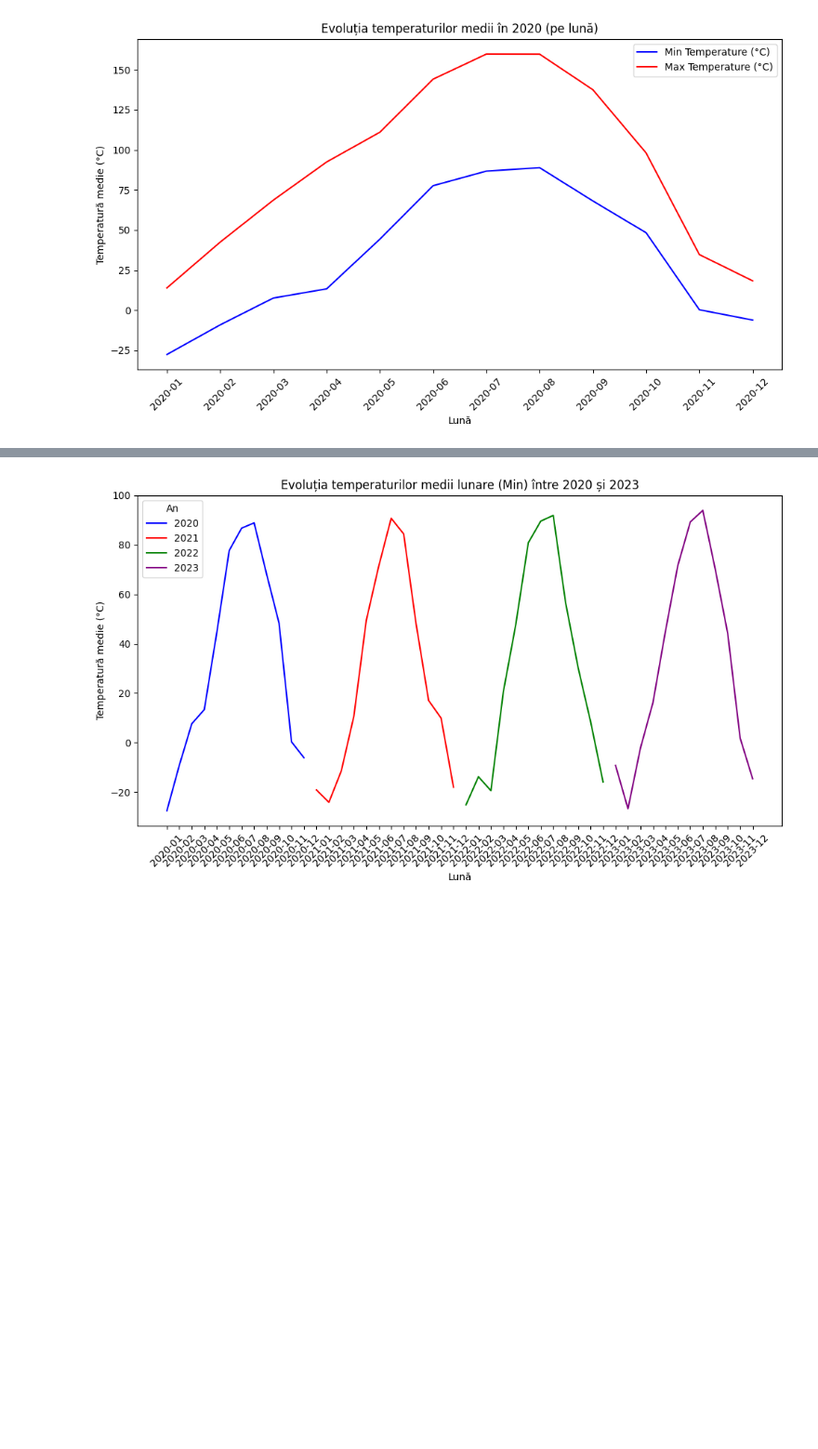
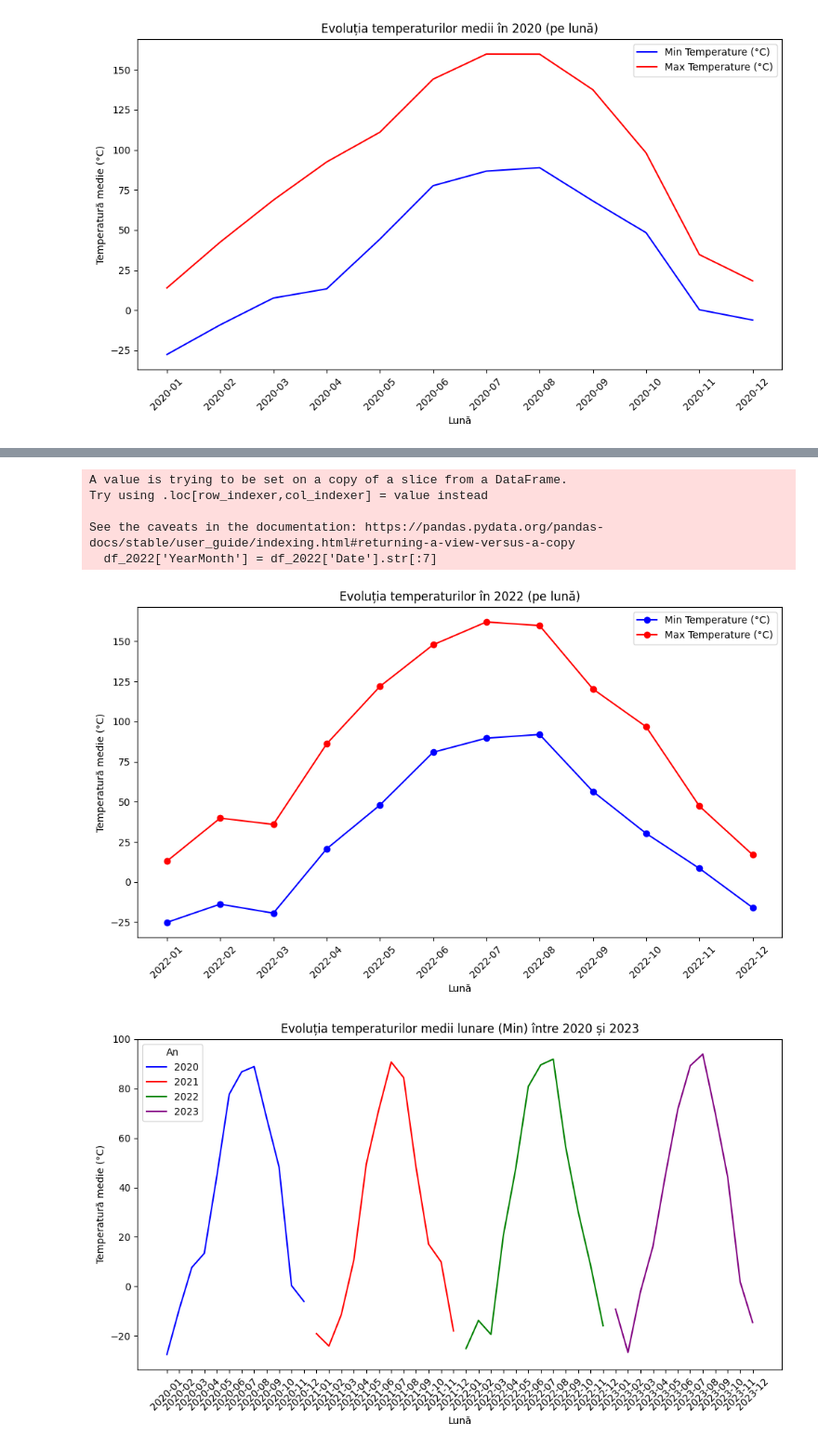
Before and after one commit to IonutCiprian/BDA, a Jupyter notebook: National_Centers_for_Environmental_Information.ipynb, the cells around one changed output, grey strips where cells are left out. Shown at 93% size. Drawn from its saved outputs; the diff is of its cells as text; code cells hidden in the pictures; blank space fills up the shorter version.

```diff
--- a/National_Centers_for_Environmental_Information.ipynb
+++ b/National_Centers_for_Environmental_Information.ipynb
@@ -240,3 +306,42 @@ plt.show()
+# %%
+# Filtrăm datele pentru anul 2022
+df_2022 = df[df['Date'].str.startswith('2022')]
+
+# Extragem anul și luna din coloana 'Date'
+df_2022['YearMonth'] = df_2022['Date'].str[:7]
+
+# Calculăm temperatura medie lunară pentru temperaturile minime și maxime
+monthly_avg_min_temps_2022 = df_2022.groupby('YearMonth')['Min Temperature (C)'].mean()
+monthly_avg_max_temps_2022 = df_2022.groupby('YearMonth')['Max Temperature (C)'].mean()
+
+# Setăm dimensiunile graficului
+plt.figure(figsize=(10, 6))
+
+# Adăugăm datele pentru temperatura medie lunară a temperaturilor minime și maxime în grafic
+plt.plot(monthly_avg_min_temps_2022.index, monthly_avg_min_temps_2022, label='Min Temperature (°C)', color='blue', marker='o')
+plt.plot(monthly_avg_max_temps_2022.index, monthly_avg_max_temps_2022, label='Max Temperature (°C)', color='red', marker='o')
+
+# Adăugăm titlul și etichetele axelor
+plt.title('Evoluția temperaturilor în 2022 (pe lună)')
+plt.xlabel('Lună')
+plt.ylabel('Temperatură medie (°C)')
+
+# Rotim etichetele axei x pentru a le face mai ușor de citit
+plt.xticks(rotation=45)
+
+# Adăugăm o legendă pentru a indica culorile și tipurile de temperaturi
+plt.legend()
+
+# Afișăm graficul
+plt.tight_layout()
+plt.show()
+# %% [output]
+A value is trying to be set on a copy of a slice from a DataFrame.
+Try using .loc[row_indexer,col_indexer] = value instead
+
+See the caveats in the documentation: https://pandas.pydata.org/pandas-docs/stable/user_guide/indexing.html#returning-a-view-versus-a-copy
+  df_2022['YearMonth'] = df_2022['Date'].str[:7]
+[figure, added]
 # %%
 # Extragem anul și luna din coloana 'Date'
 df['YearMonth'] = df['Date'].str[:7]
```
Also changed, not shown: parts of 3 cells of this notebook.
